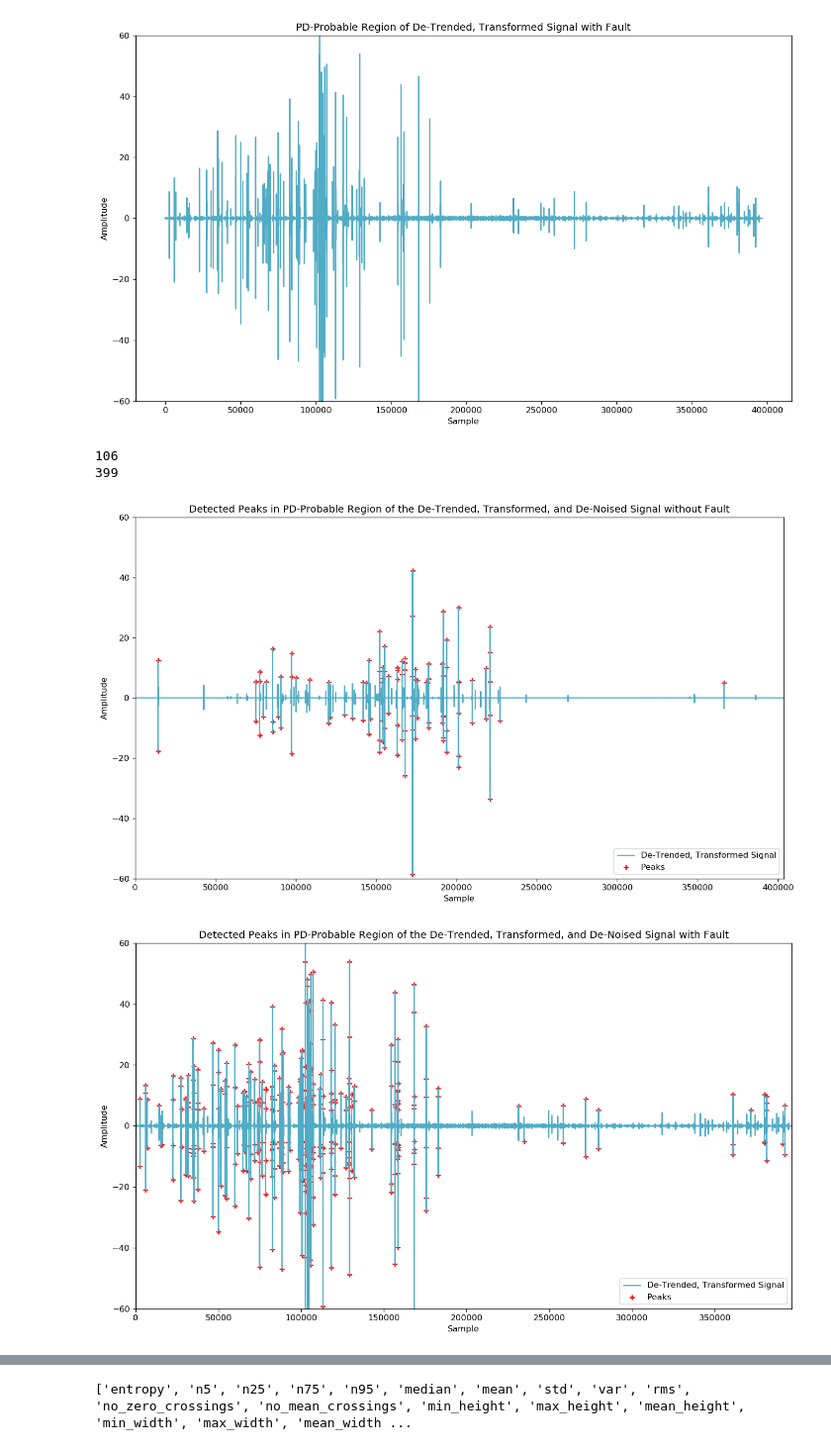
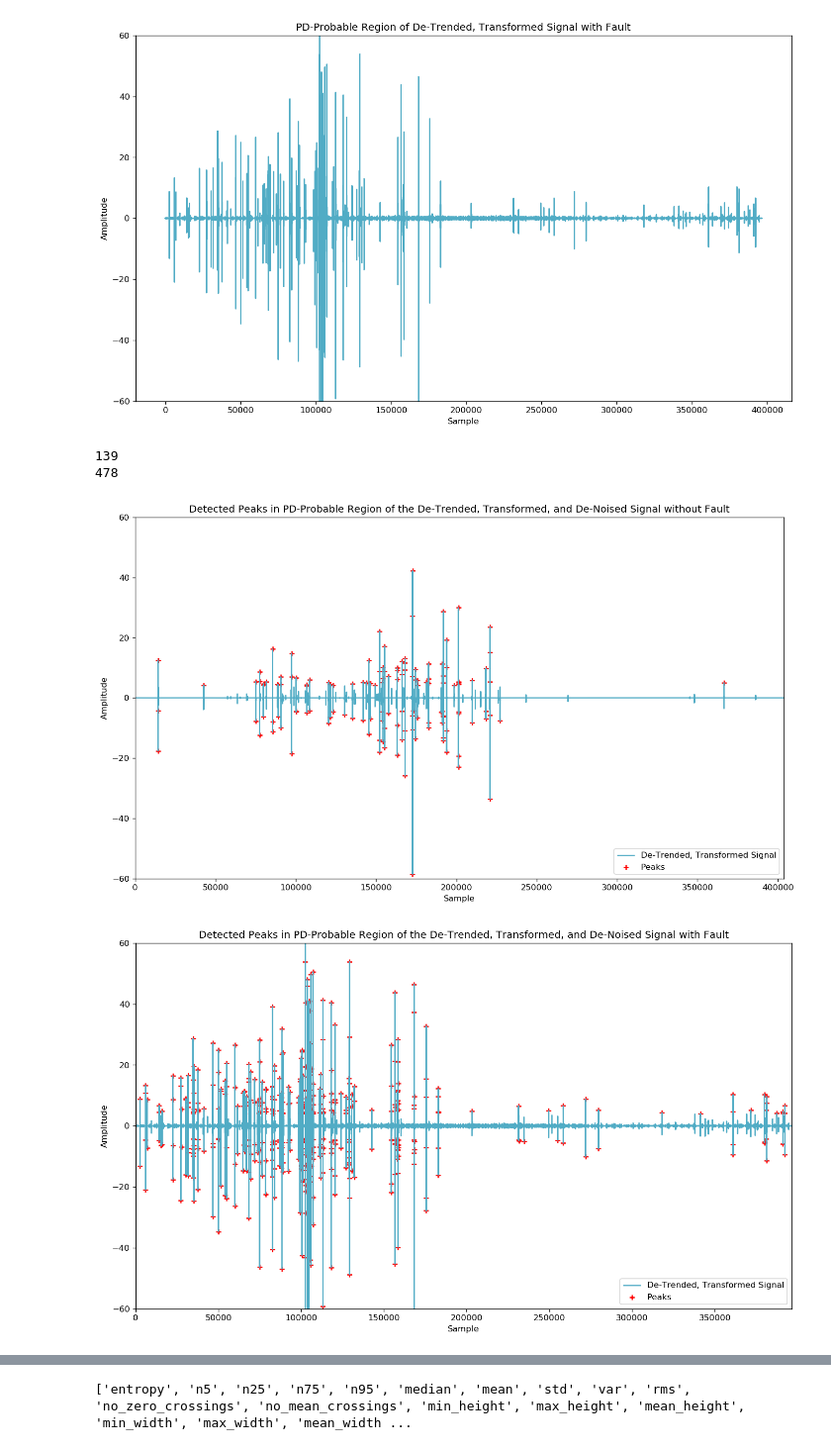
Before and after one commit to jeffreyegan/VSB_Power_Line_Fault_Detection, a Jupyter notebook: VSB_Final.ipynb, the cells around one changed output, grey strips where cells are left out. Shown at 99% size. Saved outputs shown, nothing was run; the diff lists cells and outputs as text; code cells hidden in the pictures.

```diff
--- a/VSB_Final.ipynb
+++ b/VSB_Final.ipynb
@@ -224,49 +224,50 @@ plot_pd_prob_detrend(signal_1hp, title1)
 [figure]
 [figure]
 # %%
-#import peakutils
+import peakutils
 
 def find_peaks(signal, title):
-    thresh = 0.7
-    thresh = 5.0
-    min_d = 1
+    thresh = 0.6  # used for peakutils
+    thresh = 4.0  # used for fixed amplitude
+    min_d = 0
 
     #peaks = peakutils.indexes(1.0*(signal), thres=thresh, min_dist=min_d)  # where peaks are
     peaks = np.argwhere(signal > thresh)
     #valleys = peakutils.indexes(-1.0*(signal), thres=thresh, min_dist=min_d)  # where peaks are
     valleys = np.array(np.argwhere(signal < -thresh))
     pois = np.sort(np.concatenate((peaks, valleys)))
 
     peak_indexes = []
     for pk in pois:
+        #peak_indexes.append(pk)
         peak_indexes.append(pk[0])
 
     f, ax = plt.subplots(figsize=(14, 8), dpi= 120, facecolor='w', edgecolor='k')
     blues = ["#66D7EB", "#51ACC5", "#3E849E", "#2C5F78", "#1C3D52", "#0E1E2B"]
     #plt.plot( x.diff(), color="#66D7EB", alpha=0.5, label="De-Trended, Original Signal")
     plt.plot( signal, color="#51ACC5", label="De-Trended, Transformed Signal" )
     plt.scatter(peak_indexes, signal[peak_indexes], marker="+", color="red", label="Peaks" )
     plt.ylim((-25, 20))
     plt.ylim((-60, 60))
-    plt.xlim((320700, 320800))
+    plt.xlim((102500, 102600))
     plt.xlabel('Sample')
     plt.ylabel('Amplitude')
     plt.legend(loc='lower right')
     if title:
         ax.set_title(title)
     ax.set_xlim((0,len(signal)))
     print(len(peak_indexes))
     return np.sort(peak_indexes)
 
 title0 = 'Detected Peaks in PD-Probable Region of the De-Trended, Transformed, and De-Noised Signal without Fault'
 title1 = 'Detected Peaks in PD-Probable Region of the De-Trended, Transformed, and De-Noised Signal with Fault'
 peak_indexes0 = find_peaks(signal_0hp, title=title0 )
 peak_indexes1 = find_peaks(signal_1hp, title=title1 )
 # %% [output]
-106
-399
+139
+478
-[figure, old version]
+[figure, new version]
-[figure, old version]
+[figure, new version]
 # %%
 def cancel_false_peaks(signal, peak_indexes):
     false_peak_indexes = []
```
Also changed, not shown: parts of 1 cell of this notebook, 18 other files.
